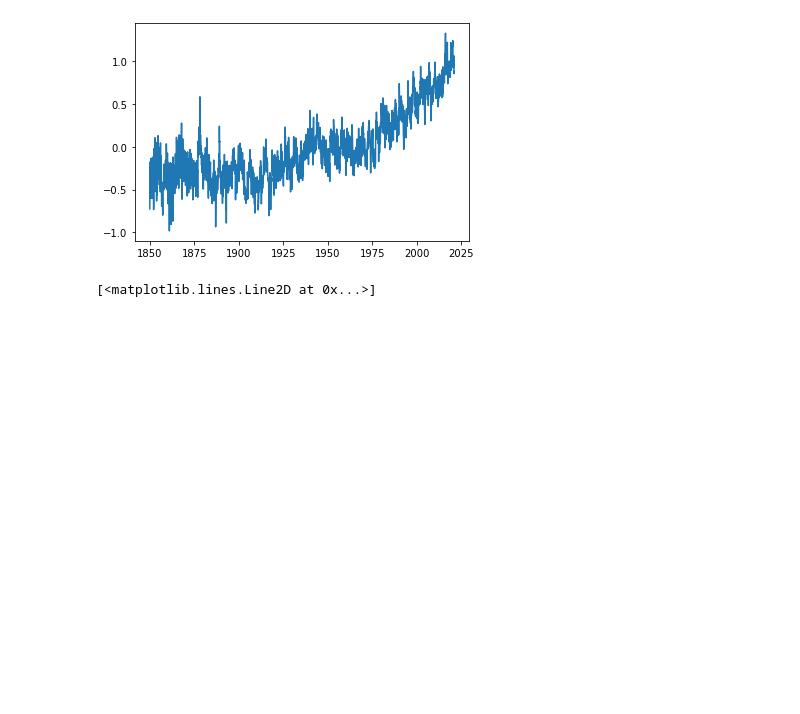
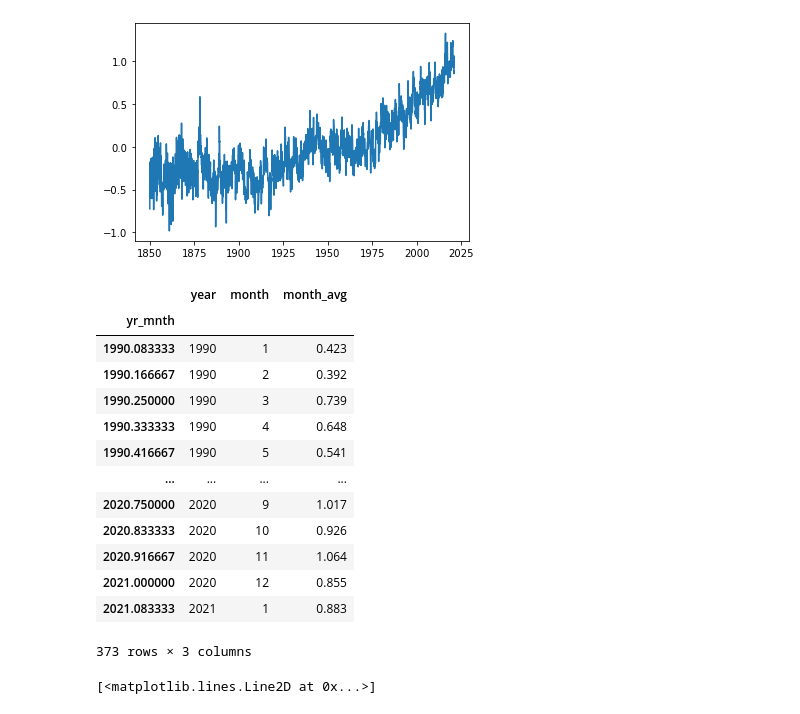
Before and after one commit to cm-tle-pred/tle-prediction, a Jupyter notebook: playground/nicks/global_temp/global_temperature.ipynb, the cells around one changed output. Cells and saved outputs as stored; diff of their text form; code cells hidden in the pictures; blank space fills up the shorter version.

```diff
--- a/playground/nicks/global_temp/global_temperature.ipynb
+++ b/playground/nicks/global_temp/global_temperature.ipynb
@@ -58,6 +58,23 @@ plt.plot(x,y)
 # %% [output]
 [<matplotlib.lines.Line2D at 0x...>]
 [figure]
+# %%
+air_df[air_df.year>1989][['year','month','month_avg']]
+# %% [output]
+|  | year | month | month_avg |
+| yr_mnth |  |  |  |
+| 1990.083333 | 1990 | 1 | 0.423 |
+| 1990.166667 | 1990 | 2 | 0.392 |
+| 1990.250000 | 1990 | 3 | 0.739 |
+| 1990.333333 | 1990 | 4 | 0.648 |
+| 1990.416667 | 1990 | 5 | 0.541 |
+| ... | ... | ... | ... |
+| 2020.750000 | 2020 | 9 | 1.017 |
+| 2020.833333 | 2020 | 10 | 0.926 |
+| 2020.916667 | 2020 | 11 | 1.064 |
+| 2021.000000 | 2020 | 12 | 0.855 |
+| 2021.083333 | 2021 | 1 | 0.883 |
+373 rows × 3 columns
 # %%
 x=water_df.index
 y=water_df['year_avg']
```
Also changed, not shown: 10 other files.
